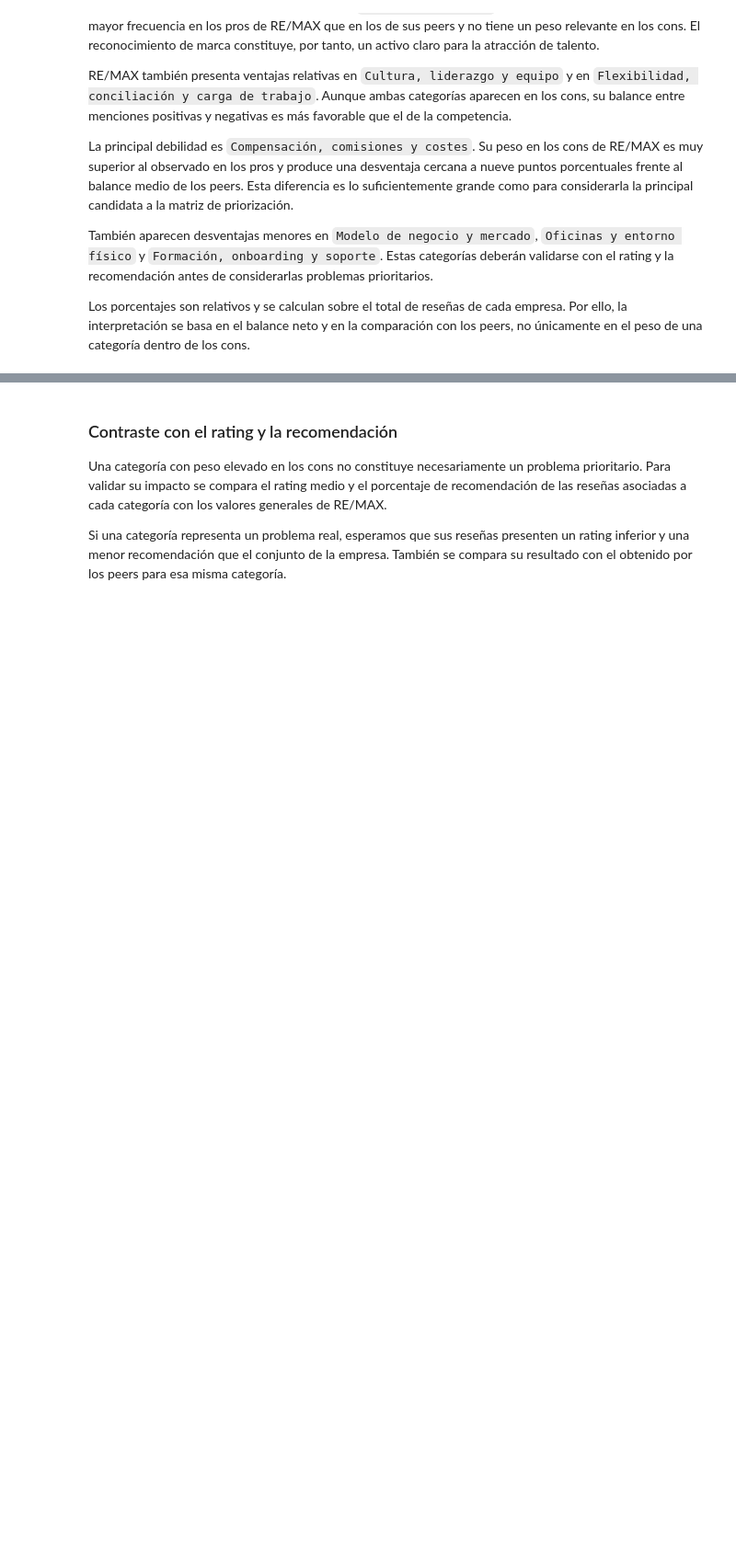
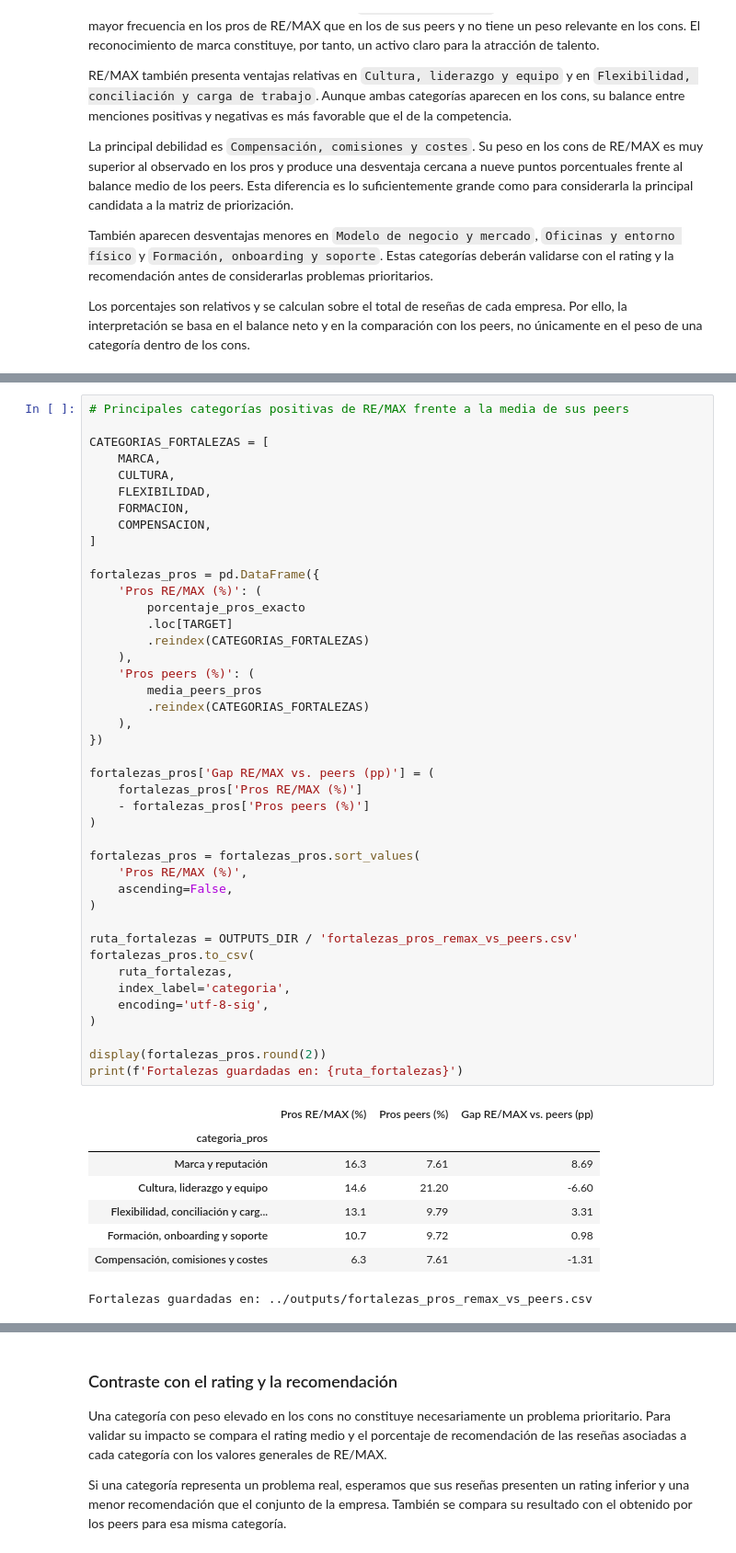
Before and after one commit to JOBdeini/remax-glassdoor-nlp-analysis, a Jupyter notebook: notebooks/analisis_remax_glassdoor.ipynb, the cells around one changed output, grey strips where cells are left out. Shown at 92% size. Cells and saved outputs as stored; diff of their text form; blank space fills up the shorter version.

```diff
--- a/notebooks/analisis_remax_glassdoor.ipynb
+++ b/notebooks/analisis_remax_glassdoor.ipynb
@@ -1654,0 +1664,51 @@ no únicamente en el peso de una categoría dentro de los cons.
+# %%
+# Principales categorías positivas de RE/MAX frente a la media de sus peers
+
+CATEGORIAS_FORTALEZAS = [
+    MARCA,
+    CULTURA,
+    FLEXIBILIDAD,
+    FORMACION,
+    COMPENSACION,
+]
+
+fortalezas_pros = pd.DataFrame({
+    'Pros RE/MAX (%)': (
+        porcentaje_pros_exacto
+        .loc[TARGET]
+        .reindex(CATEGORIAS_FORTALEZAS)
+    ),
+    'Pros peers (%)': (
+        media_peers_pros
+        .reindex(CATEGORIAS_FORTALEZAS)
+    ),
+})
+
+fortalezas_pros['Gap RE/MAX vs. peers (pp)'] = (
+    fortalezas_pros['Pros RE/MAX (%)']
+    - fortalezas_pros['Pros peers (%)']
+)
+
+fortalezas_pros = fortalezas_pros.sort_values(
+    'Pros RE/MAX (%)',
+    ascending=False,
+)
+
+ruta_fortalezas = OUTPUTS_DIR / 'fortalezas_pros_remax_vs_peers.csv'
+fortalezas_pros.to_csv(
+    ruta_fortalezas,
+    index_label='categoria',
+    encoding='utf-8-sig',
+)
+
+display(fortalezas_pros.round(2))
+print(f'Fortalezas guardadas en: {ruta_fortalezas}')
+# %% [output]
+|  | Pros RE/MAX (%) | Pros peers (%) | Gap RE/MAX vs. peers (pp) |
+| categoria_pros |  |  |  |
+| Marca y reputación | 16.3 | 7.61 | 8.69 |
+| Cultura, liderazgo y equipo | 14.6 | 21.20 | -6.60 |
+| Flexibilidad, conciliación y carg... | 13.1 | 9.79 | 3.31 |
+| Formación, onboarding y soporte | 10.7 | 9.72 | 0.98 |
+| Compensación, comisiones y costes | 6.3 | 7.61 | -1.31 |
+Fortalezas guardadas en: ../outputs/fortalezas_pros_remax_vs_peers.csv
```
Also changed, not shown: parts of 3 cells of this notebook, 2 other files.
